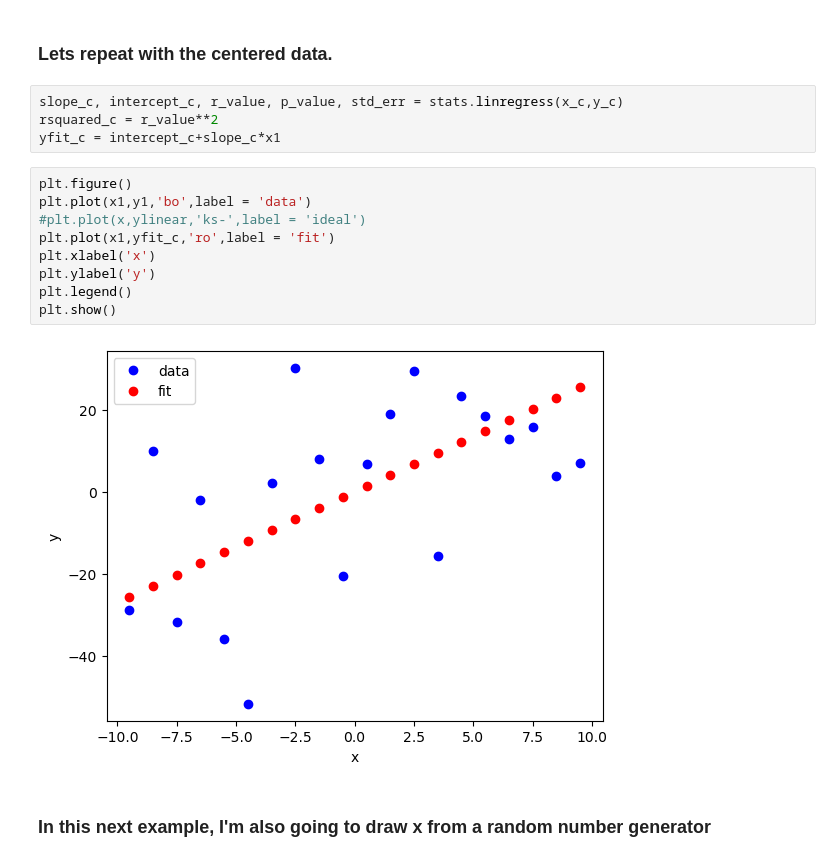
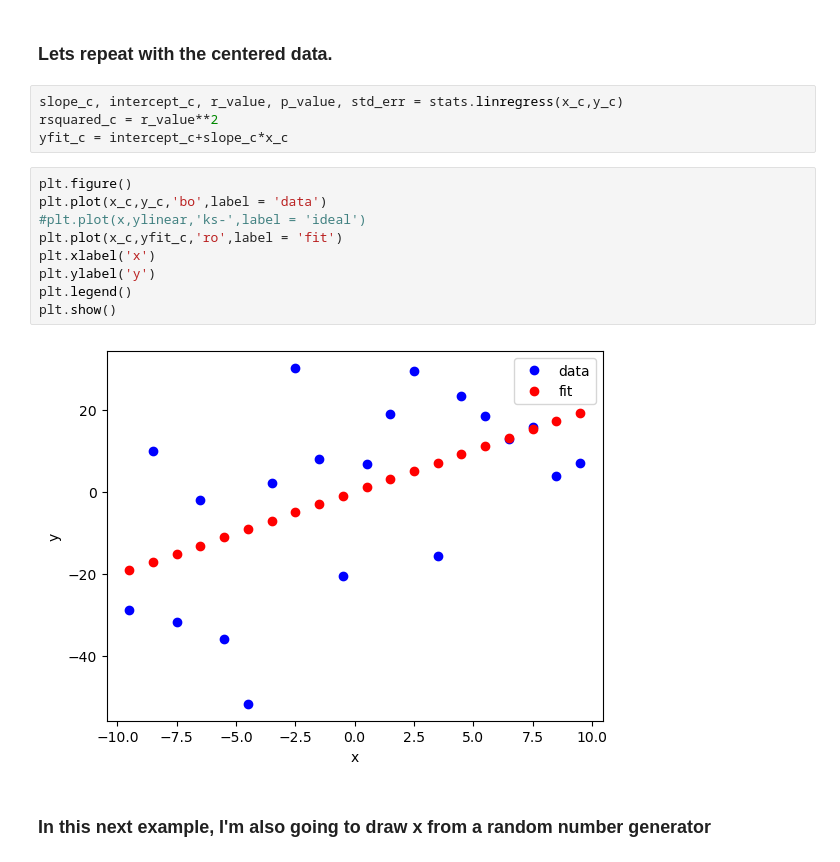
Before and after one commit to rameshsrinivasanuci/COGS106_F23, a Jupyter notebook: Lectures/LeastSquares_Linear.ipynb, the cells around one changed output. Saved outputs shown, nothing was run; the diff lists cells and outputs as text.

```diff
--- a/Lectures/LeastSquares_Linear.ipynb
+++ b/Lectures/LeastSquares_Linear.ipynb
@@ -109,18 +109,18 @@ plt.show()
 # %%
 slope_c, intercept_c, r_value, p_value, std_err = stats.linregress(x_c,y_c)
 rsquared_c = r_value**2
-yfit_c = intercept_c+slope_c*x1
+yfit_c = intercept_c+slope_c*x_c
 # %%
 plt.figure()
-plt.plot(x1,y1,'bo',label = 'data')
+plt.plot(x_c,y_c,'bo',label = 'data')
 #plt.plot(x,ylinear,'ks-',label = 'ideal')
-plt.plot(x1,yfit_c,'ro',label = 'fit')
+plt.plot(x_c,yfit_c,'ro',label = 'fit')
 plt.xlabel('x')
 plt.ylabel('y')
 plt.legend()
 plt.show()
 # %% [output]
-[figure, old version]
+[figure, new version]
 # %% [markdown]
 ### In this next example, I'm also going to draw x from a random number generator
 # %%
```
Also changed, not shown: parts of 3 cells of this notebook.
